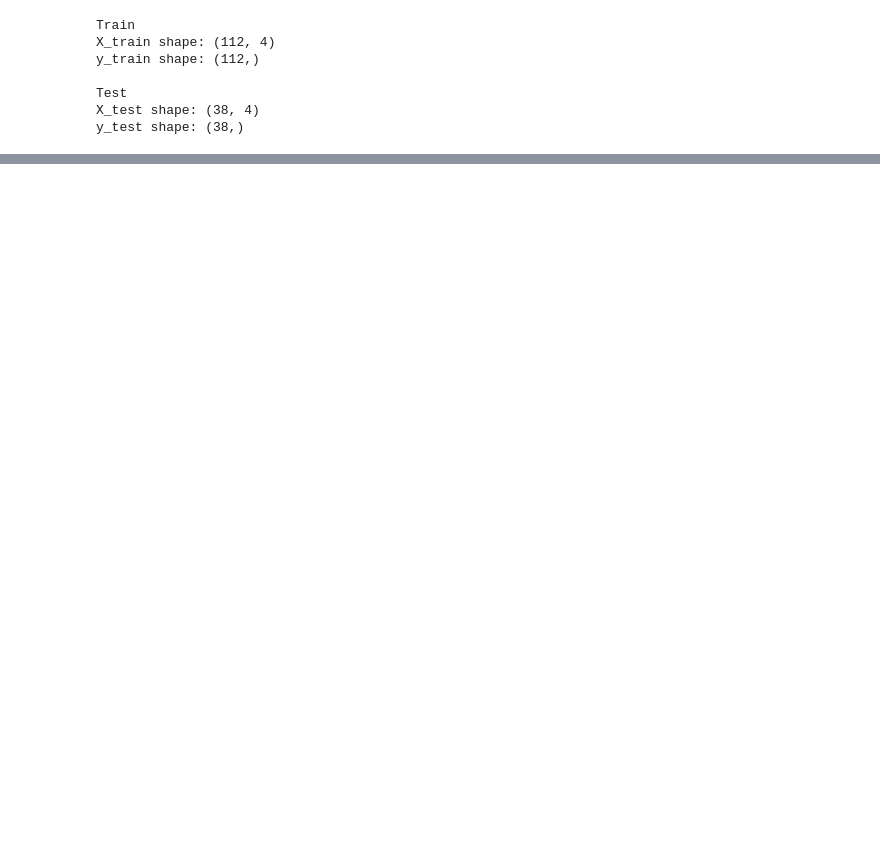
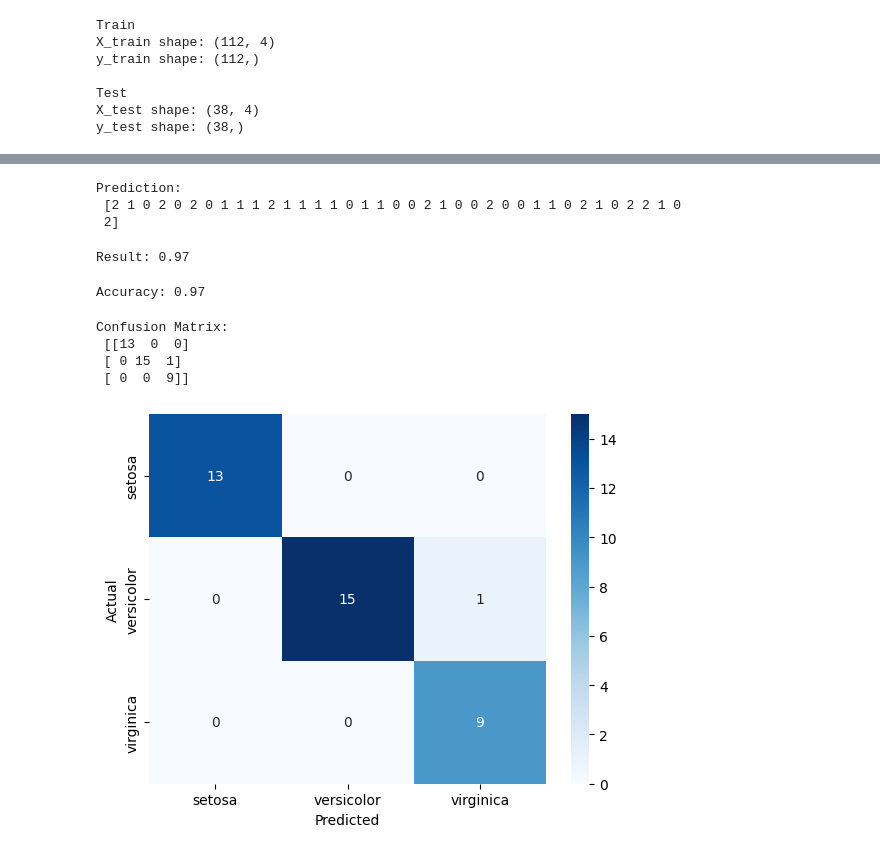
Before and after one commit to jarsonX/machine-learning-python, a Jupyter notebook: scripts/app_1_iris.ipynb, the cells around one changed output, grey strips where cells are left out. Saved outputs shown, nothing was run; the diff lists cells and outputs as text; code cells hidden in the pictures; blank space fills up the shorter version.

```diff
--- a/scripts/app_1_iris.ipynb
+++ b/scripts/app_1_iris.ipynb
@@ -153,0 +171,9 @@ y_test shape: (38,)
+# %%
+# Create an instance of the KNeighborsClassifier class.
+# This is the actual model object where we can set parameters (e.g., n_neighbors)
+# before training it with fit() and making predictions with predict().
+#
+# K-Nearest Neighbors (kNN) classifies a point based on the majority class
+# of its k closest points in the training data.
+#
+knn = KNeighborsClassifier(n_neighbors=5)
@@ -153,0 +213,11 @@ y_test shape: (38,)
+# %%
+y_pred = knn.predict(X_test)
+print("Prediction:\n {}".format(y_pred))
+# %% [output]
+Prediction:
+ [2 1 0 2 0 2 0 1 1 1 2 1 1 1 1 0 1 1 0 0 2 1 0 0 2 0 0 1 1 0 2 1 0 2 2 1 0
+ 2]
+# %%
+print("Result: {:.2f}".format(knn.score(X_test, y_test)))
+# %% [output]
+Result: 0.97
@@ -153,0 +228,34 @@ y_test shape: (38,)
+# %%
+accuracy = accuracy_score(y_test, y_pred)
+print("Accuracy: {:.2f}".format(accuracy))
+# %% [output]
+Accuracy: 0.97
+# %%
+# Confusion Matrix shows the performance of the classifier:
+# - Rows correspond to true classes (actual labels)
+# - Columns correspond to predicted classes
+# - Each cell [i, j] indicates how many samples of class i were predicted as class j
+# Ideally, all counts are on the diagonal, which means perfect predictions.
+#
+# 0 = setosa, 1 = versicolor, 2 = virginica
+#
+#               | classified as:
+#               | setosa | versicolor | virginica
+# setosa        |        |            |
+# versicolor    |        |            |
+# virginica     |        |            |
+#
+cm = confusion_matrix(y_test, y_pred)
+print("Confusion Matrix:\n", cm)
+# %% [output]
+Confusion Matrix:
+ [[13  0  0]
+ [ 0 15  1]
+ [ 0  0  9]]
+# %%
+sns.heatmap(cm, annot=True, fmt='d', cmap='Blues', xticklabels=iris_dataset.target_names, yticklabels=iris_dataset.target_names)
+plt.xlabel('Predicted')
+plt.ylabel('Actual')
+plt.show()
+# %% [output]
+[figure, added]
```
Also changed, not shown: parts of 39 cells of this notebook.
